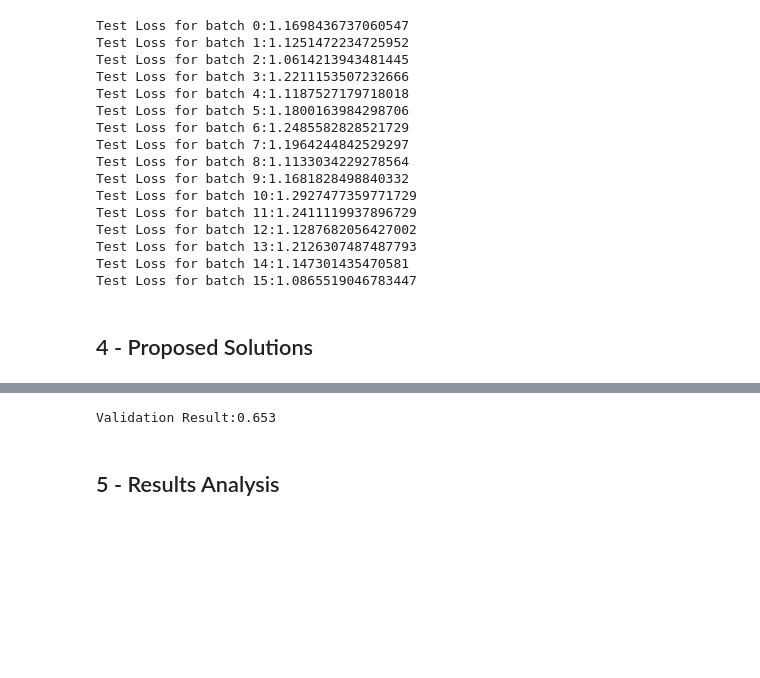
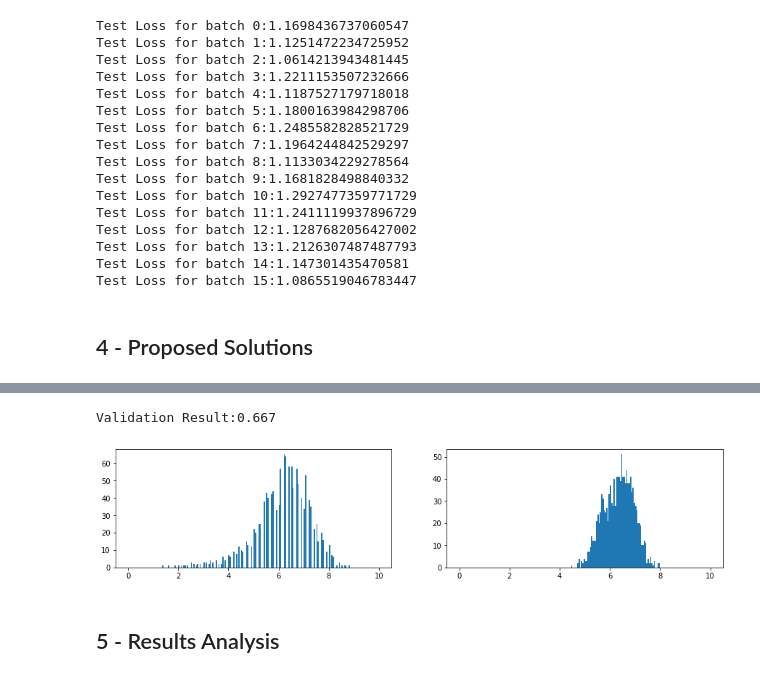
Before and after one commit to pupboss/CE7454-Project-Fall2019, a Jupyter notebook: notebook/notebook.ipynb, the cells around one changed output, grey strips where cells are left out. Saved outputs shown, nothing was run; the diff lists cells and outputs as text; code cells hidden in the pictures; blank space fills up the shorter version.

```diff
--- a/notebook/notebook.ipynb
+++ b/notebook/notebook.ipynb
@@ -459,11 +459,10 @@ from tqdm import tqdm
 
 def val(val_loader, model):
 
-    model.eval()
-
+    model.eval() # disable dropout
     loss = 0
-    loss_random = 0
-    with torch.no_grad():
+    predict_rating_group = []
+    with torch.no_grad(): # save memory
         for (rating, attributes, actor, writer, director, genre, seq, seq_len, img, profitable_label) in tqdm(val_loader):
 
             predicted_rating = model(attributes, actor, writer, director, genre, seq, seq_len, img)
@@ -471,10 +470,10 @@ def val(val_loader, model):
             predicted_rating = predicted_rating.squeeze(1).detach().cpu().numpy()
             rating = rating.squeeze(1).detach().cpu().numpy()
             loss += abs(predicted_rating - rating).sum()
-            rating_random = np.random.normal(6, 1, len(rating))
-            loss_random += abs(rating_random - rating).sum()
+            predict_rating_group.append(predicted_rating)
 
-        print("Validation Result:{:.3f}".format(float(loss/(len(val_loader)+1)/hps.batch_size)))
+        print("Validation Result:{:.3f}".format(float(loss/(len(val_loader)+1)/1)))
+    return predict_rating_group
 
 with open("../model/rating_model/lookuptable.pkl",'rb') as f:
     lookuptable = pickle.load(f)
@@ -489,11 +488,30 @@ model = RatingModel(lookuptable.cal_len('actor'),
 checkpoint = torch.load("../model/RatingModel.pth", map_location=torch.device('cpu'))
 model.load_state_dict(checkpoint['Model_state_dict'])
 val_loader = DataLoader(IMDB("../data/val.tsv", lookuptable),
-                        batch_size=hps.batch_size,
+                        batch_size=1,
                         shuffle=False)
 
-val(val_loader, model)
+predict_rating_group = []
+predict_rating_group = val(val_loader, model)
 # %% [output]
-Validation Result:0.653
+Validation Result:0.667
+# %%
+val = pd.read_csv("../data/val.tsv", sep='\t', index_col=1)
+# %%
+plt.figure(figsize=(15,3))
+plt.subplot(121)
+plt.hist(val['averageRating'], bins=200, range=(0,10))
+
+predict_val = []
+for rating in predict_rating_group:
+    rating = rating[0]
+    predict_val.append(rating)
+val['predicted_rating'] = predict_val
+
+plt.subplot(122)
+plt.hist(val['predicted_rating'], bins=200, range=(0,10))
+plt.show()
+# %% [output]
+[figure, added]
 # %% [markdown]
 ## 5 - Results Analysis
```
Also changed, not shown: parts of 1 cell of this notebook, 4 other files.
